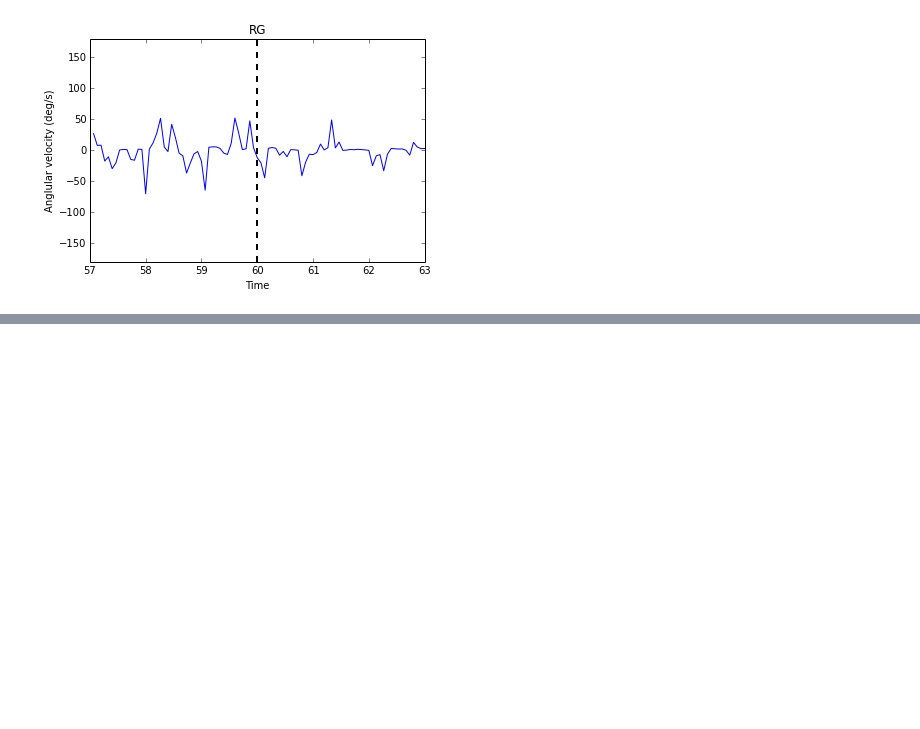
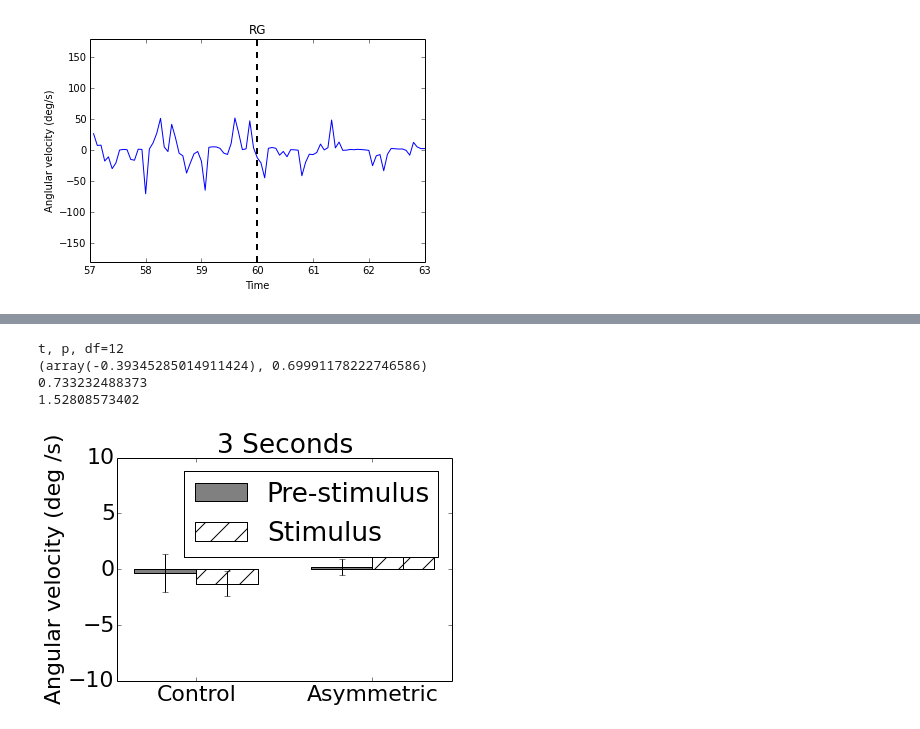
Before and after one commit to jbakcoleman/OpticFlowAnalysis, a Jupyter notebook: AsymetryAnalysis.ipynb, the cells around one changed output, grey strips where cells are left out. Drawn from its saved outputs; the diff is of its cells as text; code cells hidden in the pictures; blank space fills up the shorter version.

```diff
--- a/AsymetryAnalysis.ipynb
+++ b/AsymetryAnalysis.ipynb
@@ -160,0 +360,45 @@ for idx,Ang in enumerate(AngVels):
+# %%
+#Slice control and treatment data
+controlAV = outputAV[outputAV['fileDV']=='C']
+treatmentAV = outputAV[outputAV['fileDV']!='C' ]
+
+
+#Calculate average RI before and after, as well as SE
+before = (np.mean(controlAV['beforeAV']), np.mean(treatmentAV['beforeAV']))
+after = (np.mean(controlAV['afterAV']), np.mean(treatmentAV['afterAV']))
+beforeSE = (np.std(controlAV['beforeAV']) / np.sqrt(8), np.std(treatmentAV['beforeAV']) / np.sqrt(8))
+afterSE = (np.std(controlAV['afterAV']) / np.sqrt(8), np.std(treatmentAV['afterAV']) / np.sqrt(8))
+
+
+
+#Plot
+fig, ax = plt.subplots()
+width = 0.35
+rects1 = ax.bar(np.arange(2), before, width,color ='grey')
+ax.errorbar(np.arange(2) +  width / 2, before, yerr=beforeSE, color='black',fmt = '|')
+
+rects2 = ax.bar(np.arange(2) + width, after, width,color ='white', hatch='/')
+ax.errorbar(np.arange(2) +  width / 2 + width, after, yerr=afterSE, color='black', fmt = '|')
+
+
+plt.rcParams.update({'font.size': 22})
+
+ax.set_ylabel('Angular velocity (deg /s)')
+ax.set_title('3 Seconds')
+ax.set_xticks(np.arange(2)+width)
+ax.set_xticklabels(('Control', 'Asymmetric') )
+ax.axis([-.1, 1.8, -10, 10.0])
+ax.legend( (rects13[0], rects23[0]), ('Pre-stimulus', 'Stimulus') )
+
+print('t, p, df=12')
+print(ttest_ind(controlAV['diff'], treatmentAV['diff']))
+print(np.mean(controlAV['diff']))
+print(np.mean(treatmentAV['diff']))
+
+fig.savefig('/Users/joseph/Dropbox/OFExperiments/Paper/3SecondAngularVelocity.pdf', format='pdf')
+# %% [output]
+t, p, df=12
+(array(-0.39345285014911424), 0.69991178222746586)
+0.733232488373
+1.52808573402
+[figure, added]
```
Also changed, not shown: parts of 9 cells of this notebook.
